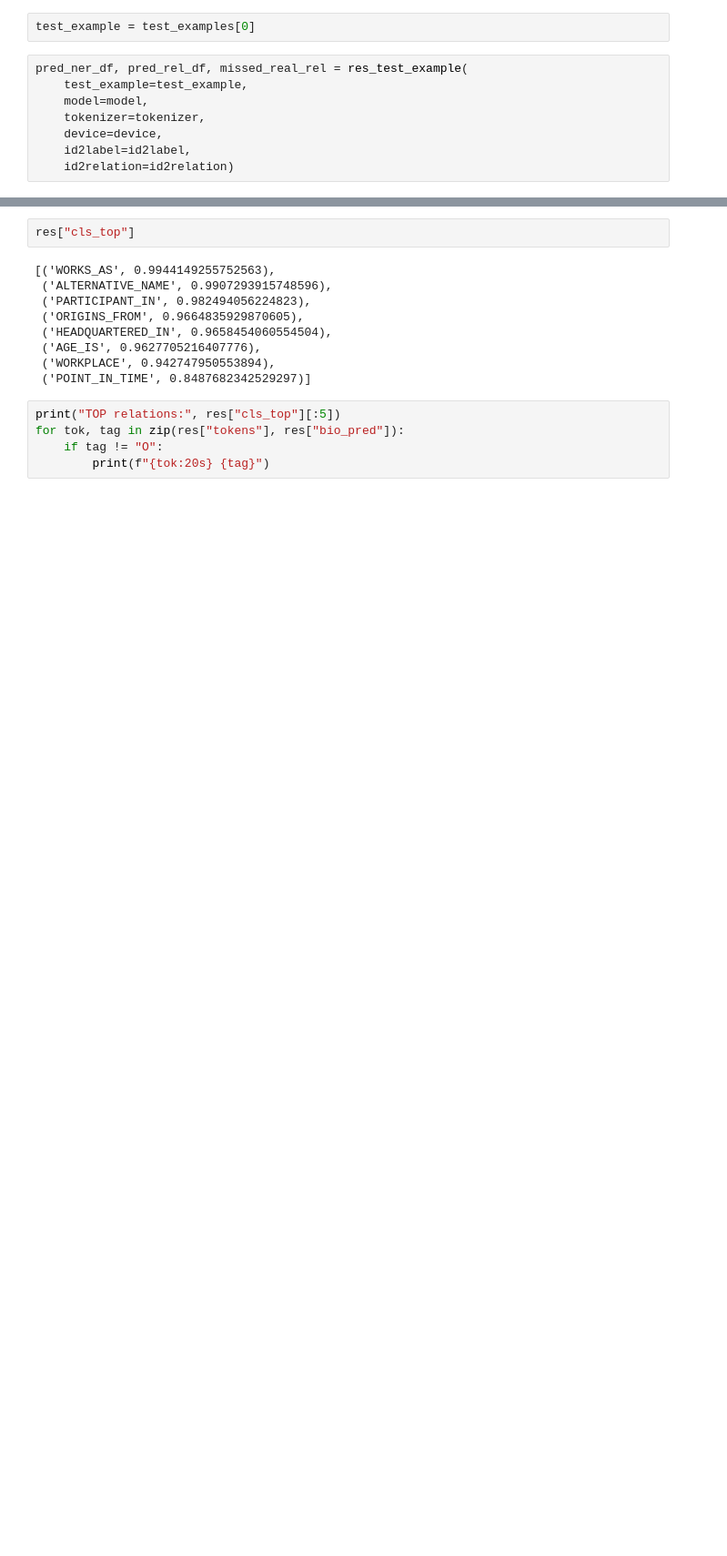
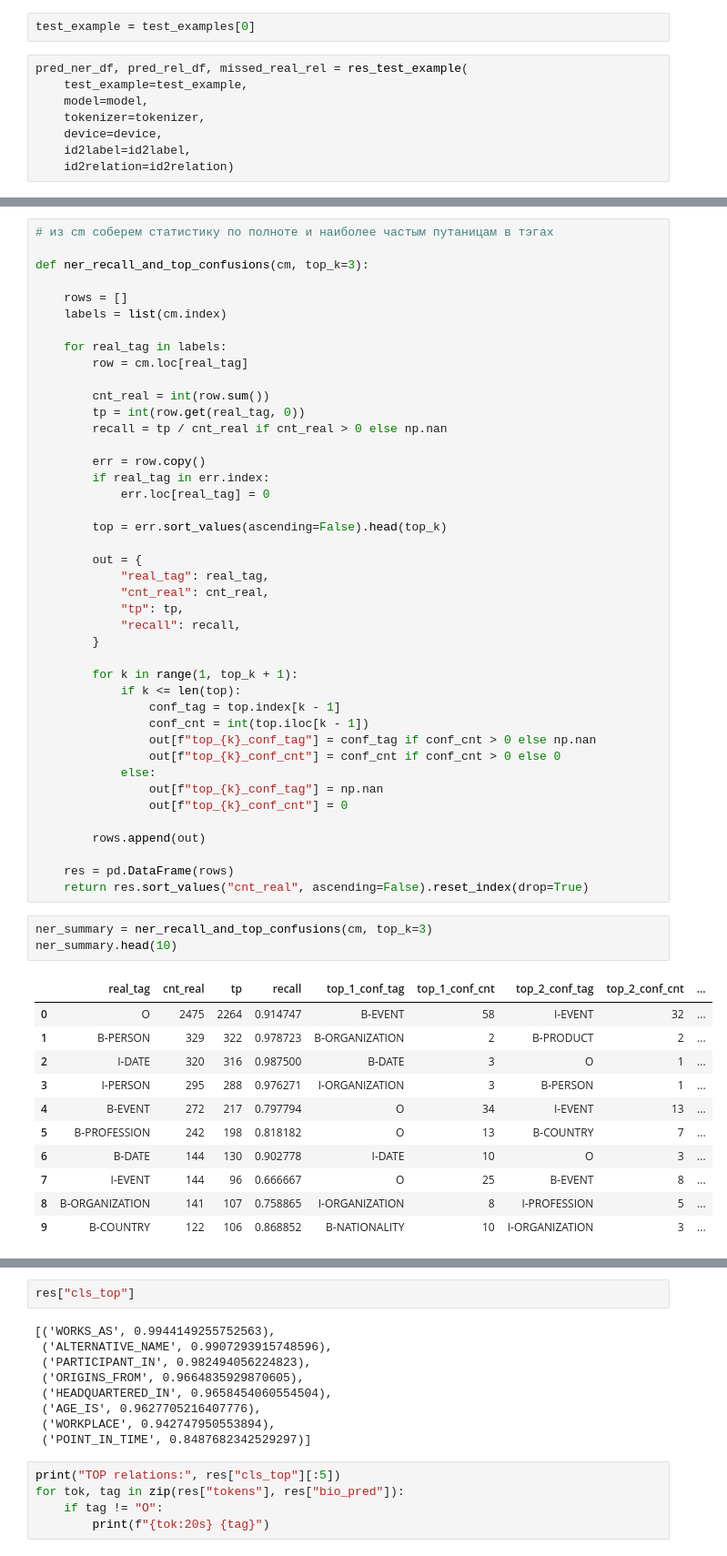
Before and after one commit to GladunAD/yandex_practicum_nlp, a Jupyter notebook: NEREL_MultiTask_Notebook.ipynb, the cells around one changed output, grey strips where cells are left out. Shown at 91% size. Cells and saved outputs as stored; diff of their text form; blank space fills up the shorter version.

```diff
--- a/NEREL_MultiTask_Notebook.ipynb
+++ b/NEREL_MultiTask_Notebook.ipynb
@@ -1082,0 +1042,57 @@ tags_res_df
+# %%
+# из cm соберем статистику по полноте и наиболее частым путаницам в тэгах
+
+def ner_recall_and_top_confusions(cm, top_k=3):
+
+    rows = []
+    labels = list(cm.index)
+
+    for real_tag in labels:
+        row = cm.loc[real_tag]
+
+        cnt_real = int(row.sum())
+        tp = int(row.get(real_tag, 0))
+        recall = tp / cnt_real if cnt_real > 0 else np.nan
+
+        err = row.copy()
+        if real_tag in err.index:
+            err.loc[real_tag] = 0
+
+        top = err.sort_values(ascending=False).head(top_k)
+
+        out = {
+            "real_tag": real_tag,
+            "cnt_real": cnt_real,
+            "tp": tp,
+            "recall": recall,
+        }
+
+        for k in range(1, top_k + 1):
+            if k <= len(top):
+                conf_tag = top.index[k - 1]
+                conf_cnt = int(top.iloc[k - 1])
+                out[f"top_{k}_conf_tag"] = conf_tag if conf_cnt > 0 else np.nan
+                out[f"top_{k}_conf_cnt"] = conf_cnt if conf_cnt > 0 else 0
+            else:
+                out[f"top_{k}_conf_tag"] = np.nan
+                out[f"top_{k}_conf_cnt"] = 0
+
+        rows.append(out)
+
+    res = pd.DataFrame(rows)
+    return res.sort_values("cnt_real", ascending=False).reset_index(drop=True)
+# %%
+ner_summary = ner_recall_and_top_confusions(cm, top_k=3)
+ner_summary.head(10)
+# %% [output]
+|  | real_tag | cnt_real | tp | recall | top_1_conf_tag | top_1_conf_cnt | top_2_conf_tag | top_2_conf_cnt | ... |
+| 0 | O | 2475 | 2264 | 0.914747 | B-EVENT | 58 | I-EVENT | 32 | ... |
+| 1 | B-PERSON | 329 | 322 | 0.978723 | B-ORGANIZATION | 2 | B-PRODUCT | 2 | ... |
+| 2 | I-DATE | 320 | 316 | 0.987500 | B-DATE | 3 | O | 1 | ... |
+| 3 | I-PERSON | 295 | 288 | 0.976271 | I-ORGANIZATION | 3 | B-PERSON | 1 | ... |
+| 4 | B-EVENT | 272 | 217 | 0.797794 | O | 34 | I-EVENT | 13 | ... |
+| 5 | B-PROFESSION | 242 | 198 | 0.818182 | O | 13 | B-COUNTRY | 7 | ... |
+| 6 | B-DATE | 144 | 130 | 0.902778 | I-DATE | 10 | O | 3 | ... |
+| 7 | I-EVENT | 144 | 96 | 0.666667 | O | 25 | B-EVENT | 8 | ... |
+| 8 | B-ORGANIZATION | 141 | 107 | 0.758865 | I-ORGANIZATION | 8 | I-PROFESSION | 5 | ... |
+| 9 | B-COUNTRY | 122 | 106 | 0.868852 | B-NATIONALITY | 10 | I-ORGANIZATION | 3 | ... |
```
Also changed, not shown: parts of 15 cells of this notebook.
